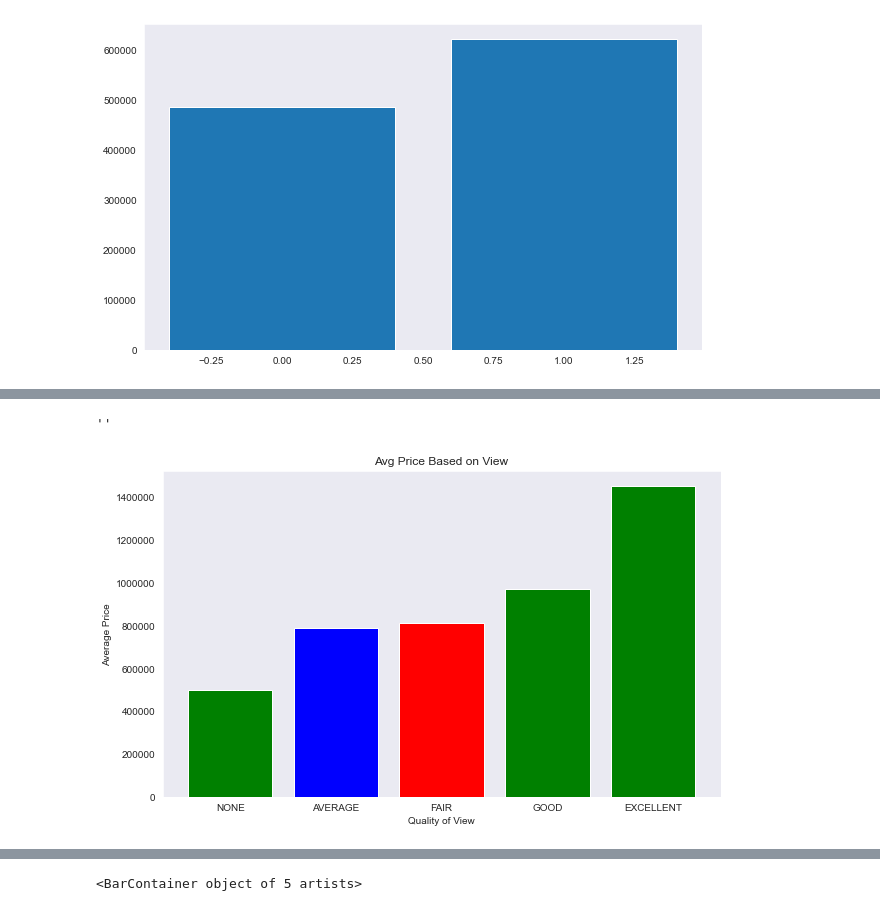
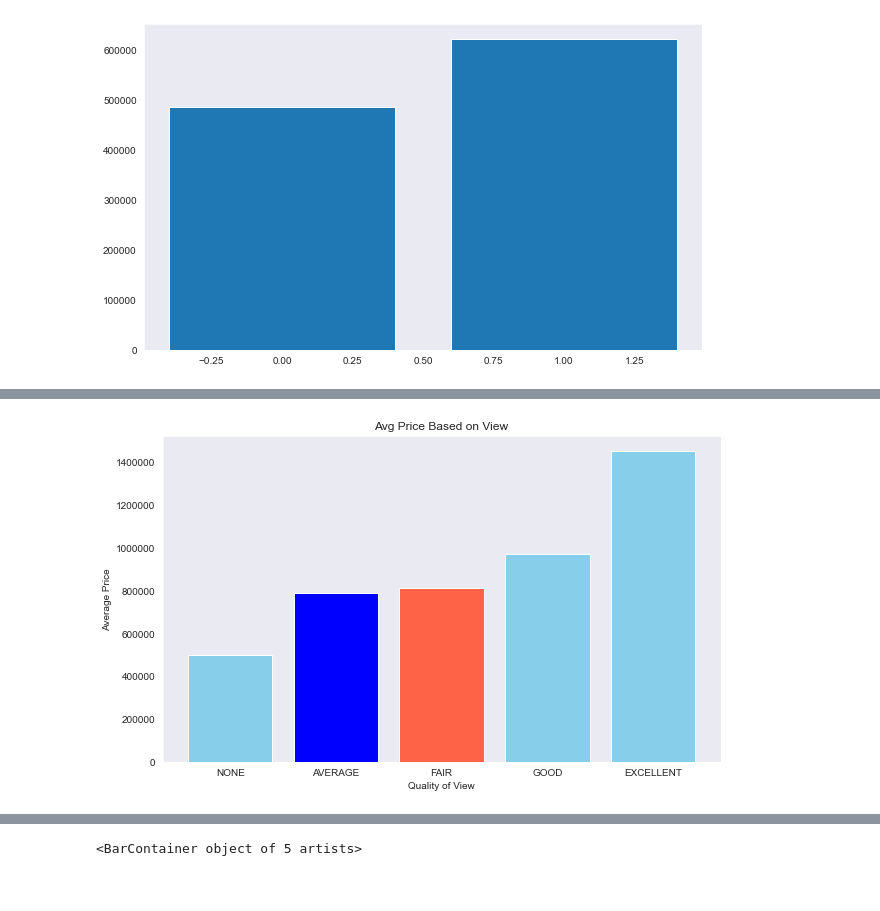
Before and after one commit to kangjw1208/King-Country-Real-Estate, a Jupyter notebook: Final-Copy-DB-vis.ipynb, the cells around one changed output, grey strips where cells are left out. Saved outputs shown, nothing was run; the diff lists cells and outputs as text; code cells hidden in the pictures.

```diff
--- a/Final-Copy-DB-vis.ipynb
+++ b/Final-Copy-DB-vis.ipynb
@@ -727,17 +727,14 @@ view_df
 # %%
 view_fig, ax = plt.subplots(figsize=(10,6))
 sns.set_style("dark")
-color = ['green', 'blue', 'red', 'green', 'green']
+color = ['SkyBlue', 'blue', 'tomato', 'SkyBlue', 'SkyBlue']
 plt.bar(view_df['view'], view_df['price'], color = color)
 plt.ylabel('Average Price')
 plt.xlabel('Quality of View')
 plt.title('Avg Price Based on View')
-ax.ticklabel_format(style='plain', axis = 'y')
-
-;
+ax.ticklabel_format(style='plain', axis = 'y');
 # %% [output]
-''
-[figure, old version]
+[figure, new version]
 # %%
 cond_df = housing_ols.groupby(by = 'condition').mean().reset_index()
 cond_df.sort_values(by = 'condition', ascending = True, inplace = True)
```
Also changed, not shown: parts of 6 cells of this notebook, 1 other file.
